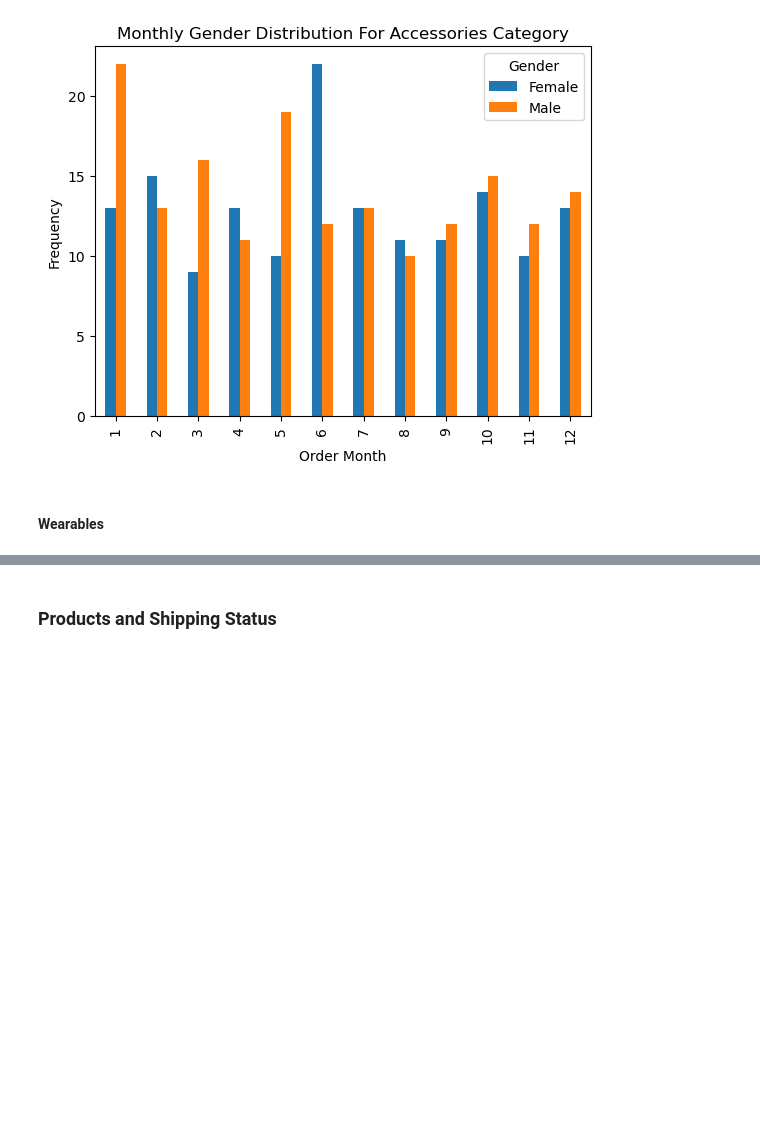
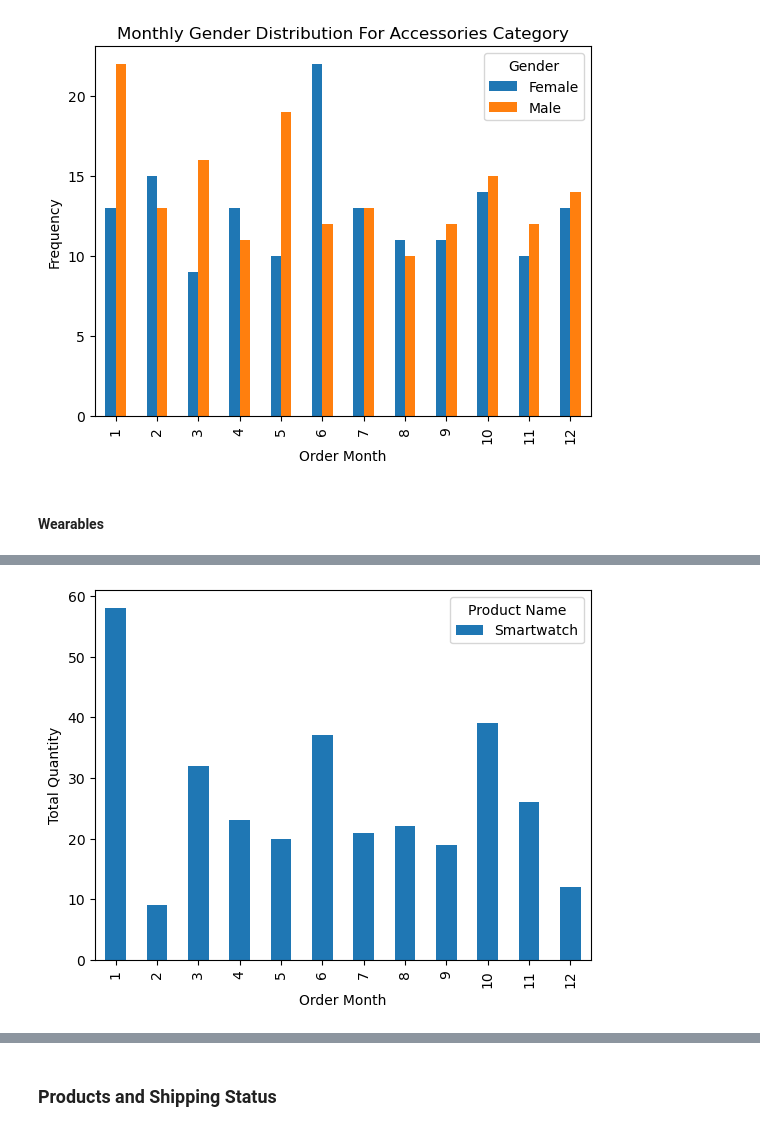
Before and after one commit to Mohammed-Hanan-Othman/ecommerce-sales-analysis, a Jupyter notebook: notebooks/3.product_performance.ipynb, the cells around one changed output, grey strips where cells are left out. Saved outputs shown, nothing was run; the diff lists cells and outputs as text; code cells hidden in the pictures; blank space fills up the shorter version.

```diff
--- a/notebooks/3.product_performance.ipynb
+++ b/notebooks/3.product_performance.ipynb
@@ -235,0 +247,7 @@ plt.show();
+# %%
+# Accessories purchased monthly
+df_wearables.groupby(by=["Order Month","Product Name"])["Quantity"].sum().unstack().plot(kind="bar")
+plt.ylabel("Total Quantity")
+plt.show();
+# %% [output]
+[figure, added]
```
Also changed, not shown: parts of 7 cells of this notebook.
